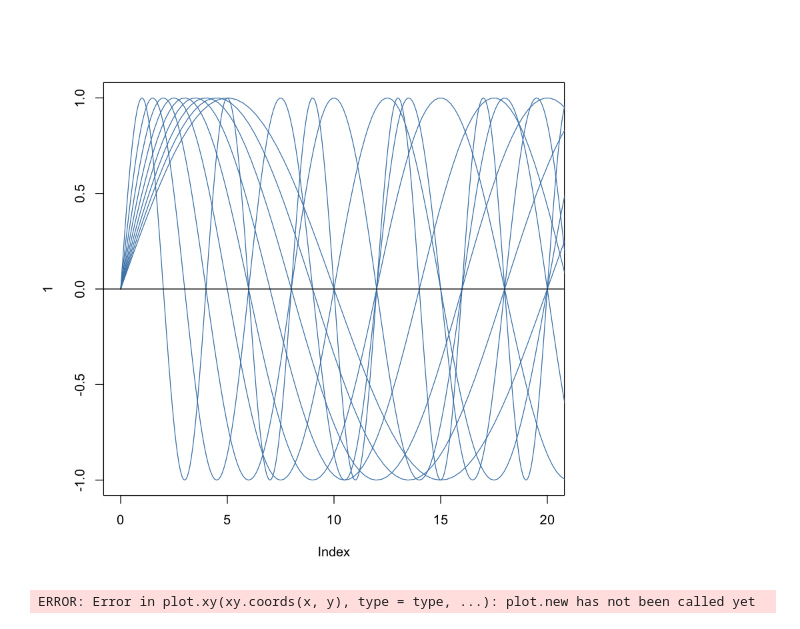
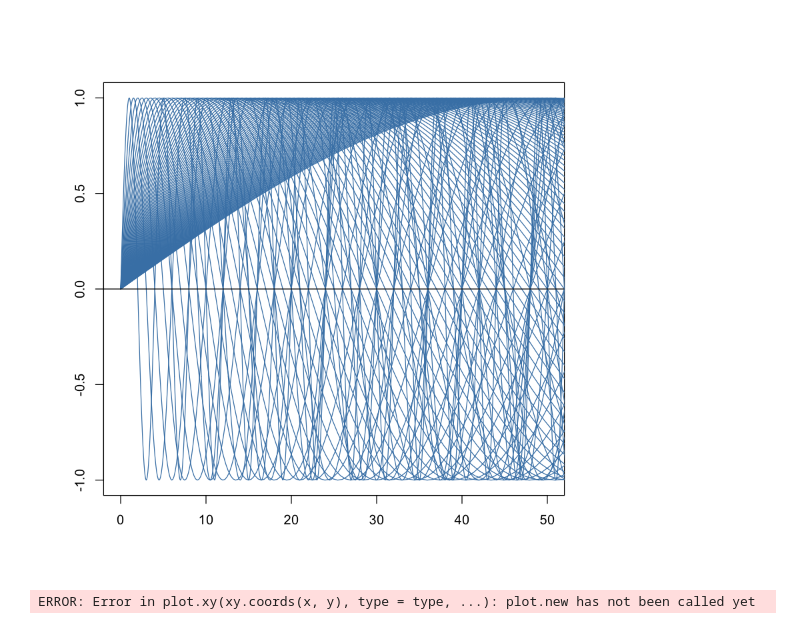
Before and after one commit to cc2qe/prime, a Jupyter notebook: waves.ipynb, the cells around one changed output. Drawn from its saved outputs; the diff is of its cells as text; code cells hidden in the pictures.

```diff
--- a/waves.ipynb
+++ b/waves.ipynb
@@ -3,22 +3,22 @@ x <- seq(0,100*pi,0.1)
 # %%
 mypal <- c('steelblue', 'indianred')
 # %%
-max <- 20
+max <- 50
 
 # plot(x/(pi/2), sin(x), xlim=c(0,max), type='l', col=mypal[1])
 # points(x/(pi/1), sin(x), xlim=c(0,max), type='l', col=mypal[1])
-plot(1, xlim=c(0,max), ylim=c(-1,1), type='n')
+plot(1, xlim=c(0,max), ylim=c(-1,1), type='n', xlab='', ylab='')
 
-for (i in 2:1) {
+for (i in 2:100) {
     points(x/(pi/i), sin(x), xlim=c(0,max), type='l', col=mypal[1])
 }
 
 abline(h=0)
 # for (i in 0:max) {
 #     abline(v=i)
 # }
 # %% [output]
-[figure, old version]
+[figure, new version]
 # %%
 # %% [output]
 ERROR: Error in plot.xy(xy.coords(x, y), type = type, ...): plot.new has not been called yet
```
